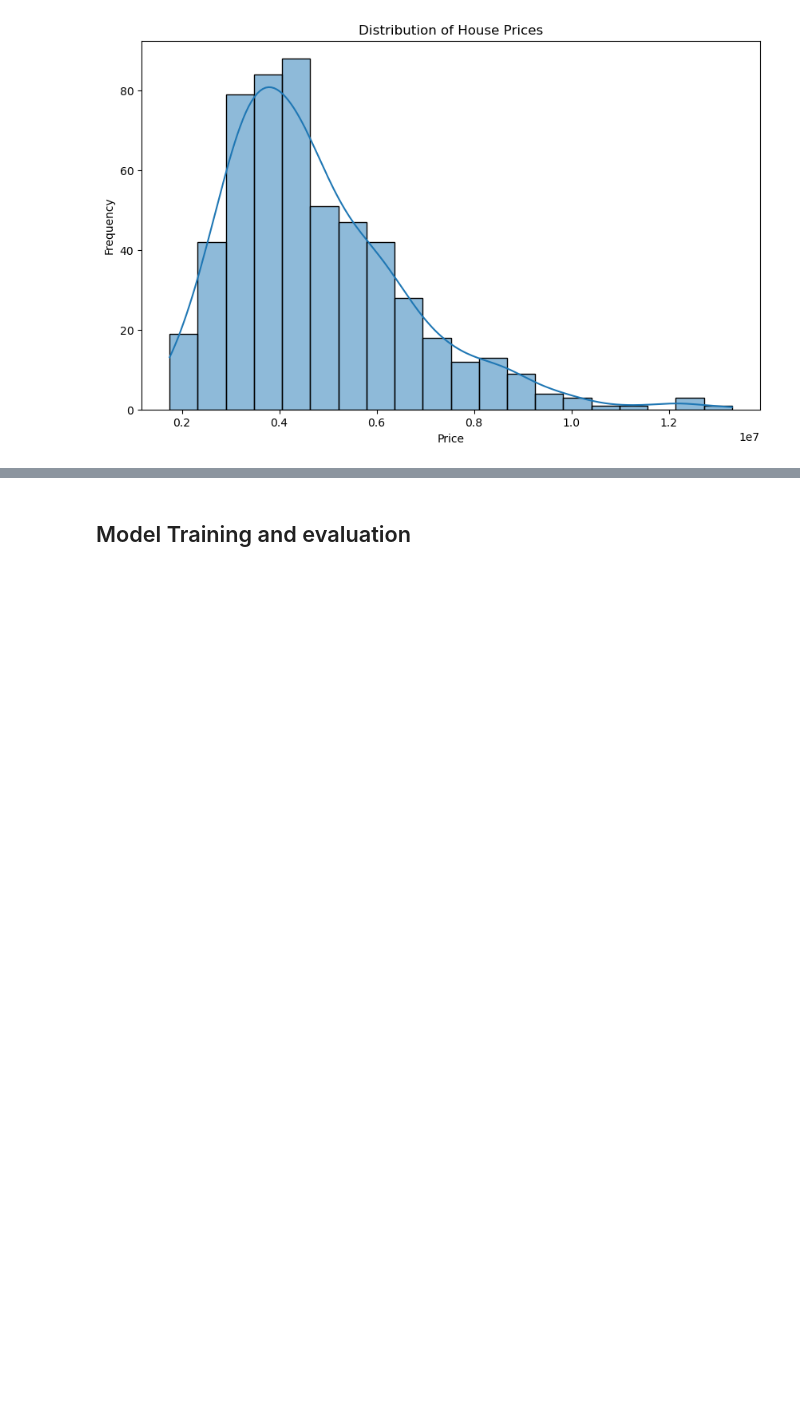
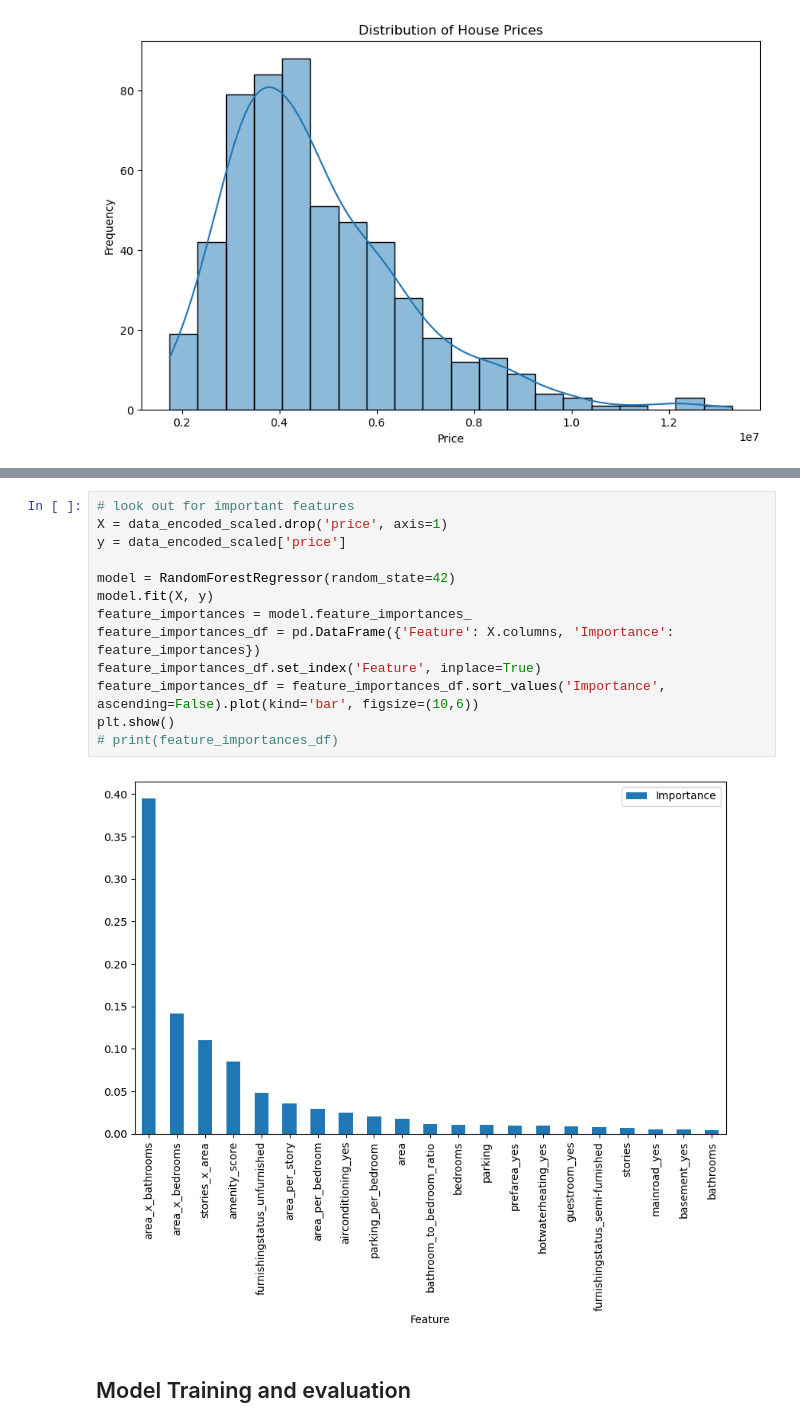
Before and after one commit to Piethras/Group_1_Solavise_Women_in_Data_Science, a Jupyter notebook: House_price_prediction.ipynb, the cells around one changed output, grey strips where cells are left out. Drawn from its saved outputs; the diff is of its cells as text; blank space fills up the shorter version.

```diff
--- a/House_price_prediction.ipynb
+++ b/House_price_prediction.ipynb
@@ -119,2 +224,17 @@ plt.show()
+# %%
+# look out for important features
+X = data_encoded_scaled.drop('price', axis=1)
+y = data_encoded_scaled['price']
+
+model = RandomForestRegressor(random_state=42)
+model.fit(X, y)
+feature_importances = model.feature_importances_
+feature_importances_df = pd.DataFrame({'Feature': X.columns, 'Importance': feature_importances})
+feature_importances_df.set_index('Feature', inplace=True)
+feature_importances_df = feature_importances_df.sort_values('Importance', ascending=False).plot(kind='bar', figsize=(10,6))
+plt.show()
+# print(feature_importances_df)
+# %% [output]
+[figure, added]
 # %% [markdown]
 ## Model Training and evaluation
```
Also changed, not shown: parts of 24 cells of this notebook.
